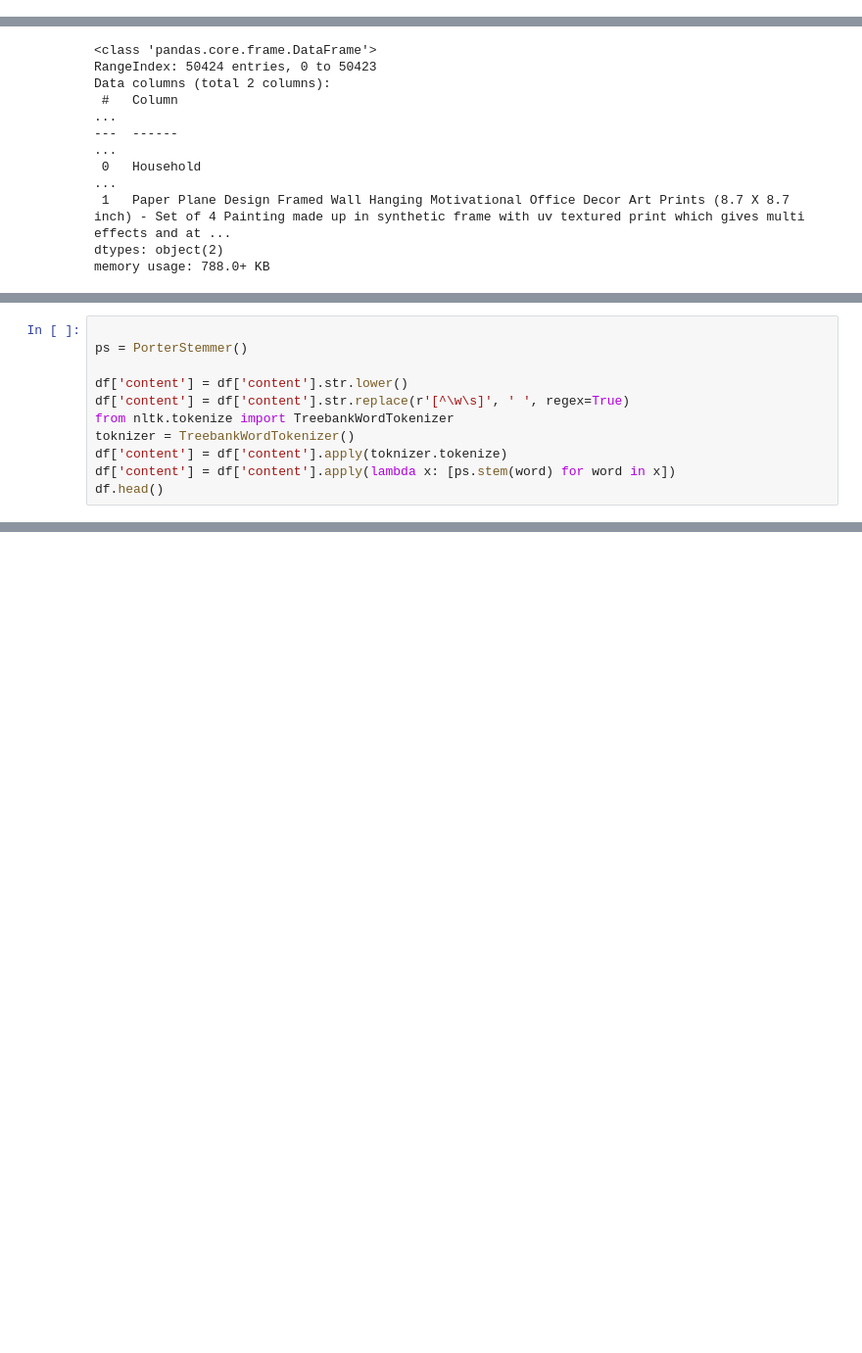
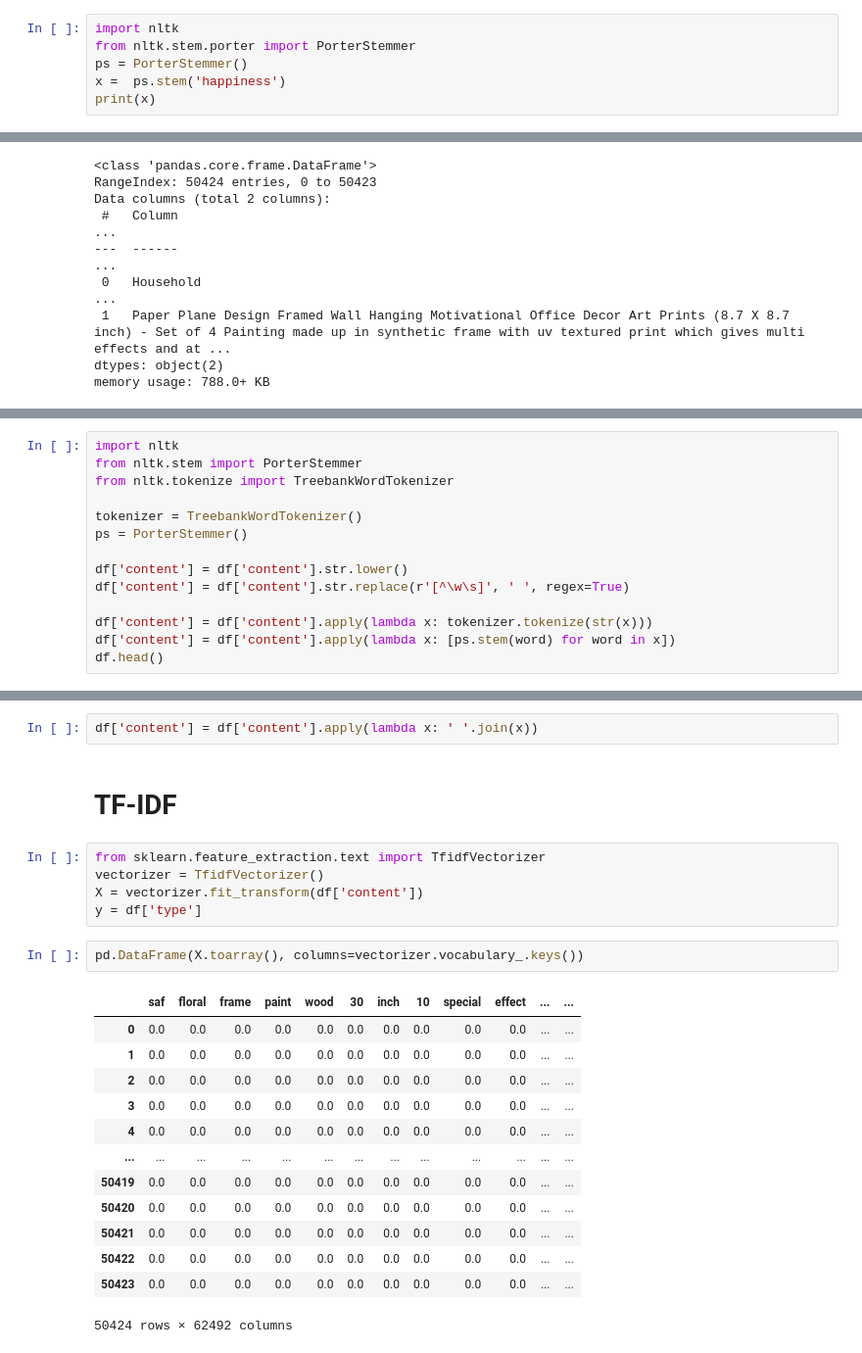
Before and after one commit to AmgadEbaid/nlp, a Jupyter notebook: classifer.ipynb, the cells around one changed output, grey strips where cells are left out. Shown at 98% size. Saved outputs shown, nothing was run; the diff lists cells and outputs as text; blank space fills up the shorter version.

```diff
--- a/classifer.ipynb
+++ b/classifer.ipynb
@@ -7,3 +7,9 @@ import seaborn as sns
 from sklearn.model_selection import train_test_split
 from sklearn import metrics
 from sklearn.metrics import accuracy_score
+# %%
+import nltk
+from nltk.stem.porter import PorterStemmer
+ps = PorterStemmer()
+x =  ps.stem('happiness')
+print(x)
@@ -68,12 +52,15 @@ tknzr.tokenize(s0)
 # %%
+import nltk
+from nltk.stem import PorterStemmer
+from nltk.tokenize import TreebankWordTokenizer
 
+tokenizer = TreebankWordTokenizer()
 ps = PorterStemmer()
 
 df['content'] = df['content'].str.lower()
 df['content'] = df['content'].str.replace(r'[^\w\s]', ' ', regex=True)
-from nltk.tokenize import TreebankWordTokenizer
-toknizer = TreebankWordTokenizer()
-df['content'] = df['content'].apply(toknizer.tokenize)
+
+df['content'] = df['content'].apply(lambda x: tokenizer.tokenize(str(x)))
 df['content'] = df['content'].apply(lambda x: [ps.stem(word) for word in x])
 df.head()
 # %% [output]
@@ -80,0 +137,25 @@ TypeError: expected string or bytes-like object, got 'float'
+# %%
+df['content'] = df['content'].apply(lambda x: ' '.join(x))
+# %% [markdown]
+# TF-IDF
+# %%
+from sklearn.feature_extraction.text import TfidfVectorizer
+vectorizer = TfidfVectorizer()
+X = vectorizer.fit_transform(df['content'])
+y = df['type']
+# %%
+pd.DataFrame(X.toarray(), columns=vectorizer.vocabulary_.keys())
+# %% [output]
+|  | saf | floral | frame | paint | wood | 30 | inch | 10 | special | effect | ... | ... |
+| 0 | 0.0 | 0.0 | 0.0 | 0.0 | 0.0 | 0.0 | 0.0 | 0.0 | 0.0 | 0.0 | ... | ... |
+| 1 | 0.0 | 0.0 | 0.0 | 0.0 | 0.0 | 0.0 | 0.0 | 0.0 | 0.0 | 0.0 | ... | ... |
+| 2 | 0.0 | 0.0 | 0.0 | 0.0 | 0.0 | 0.0 | 0.0 | 0.0 | 0.0 | 0.0 | ... | ... |
+| 3 | 0.0 | 0.0 | 0.0 | 0.0 | 0.0 | 0.0 | 0.0 | 0.0 | 0.0 | 0.0 | ... | ... |
+| 4 | 0.0 | 0.0 | 0.0 | 0.0 | 0.0 | 0.0 | 0.0 | 0.0 | 0.0 | 0.0 | ... | ... |
+| ... | ... | ... | ... | ... | ... | ... | ... | ... | ... | ... | ... | ... |
+| 50419 | 0.0 | 0.0 | 0.0 | 0.0 | 0.0 | 0.0 | 0.0 | 0.0 | 0.0 | 0.0 | ... | ... |
+| 50420 | 0.0 | 0.0 | 0.0 | 0.0 | 0.0 | 0.0 | 0.0 | 0.0 | 0.0 | 0.0 | ... | ... |
+| 50421 | 0.0 | 0.0 | 0.0 | 0.0 | 0.0 | 0.0 | 0.0 | 0.0 | 0.0 | 0.0 | ... | ... |
+| 50422 | 0.0 | 0.0 | 0.0 | 0.0 | 0.0 | 0.0 | 0.0 | 0.0 | 0.0 | 0.0 | ... | ... |
+| 50423 | 0.0 | 0.0 | 0.0 | 0.0 | 0.0 | 0.0 | 0.0 | 0.0 | 0.0 | 0.0 | ... | ... |
+50424 rows × 62492 columns
```
Also changed, not shown: parts of 23 cells of this notebook, 1 other file.
